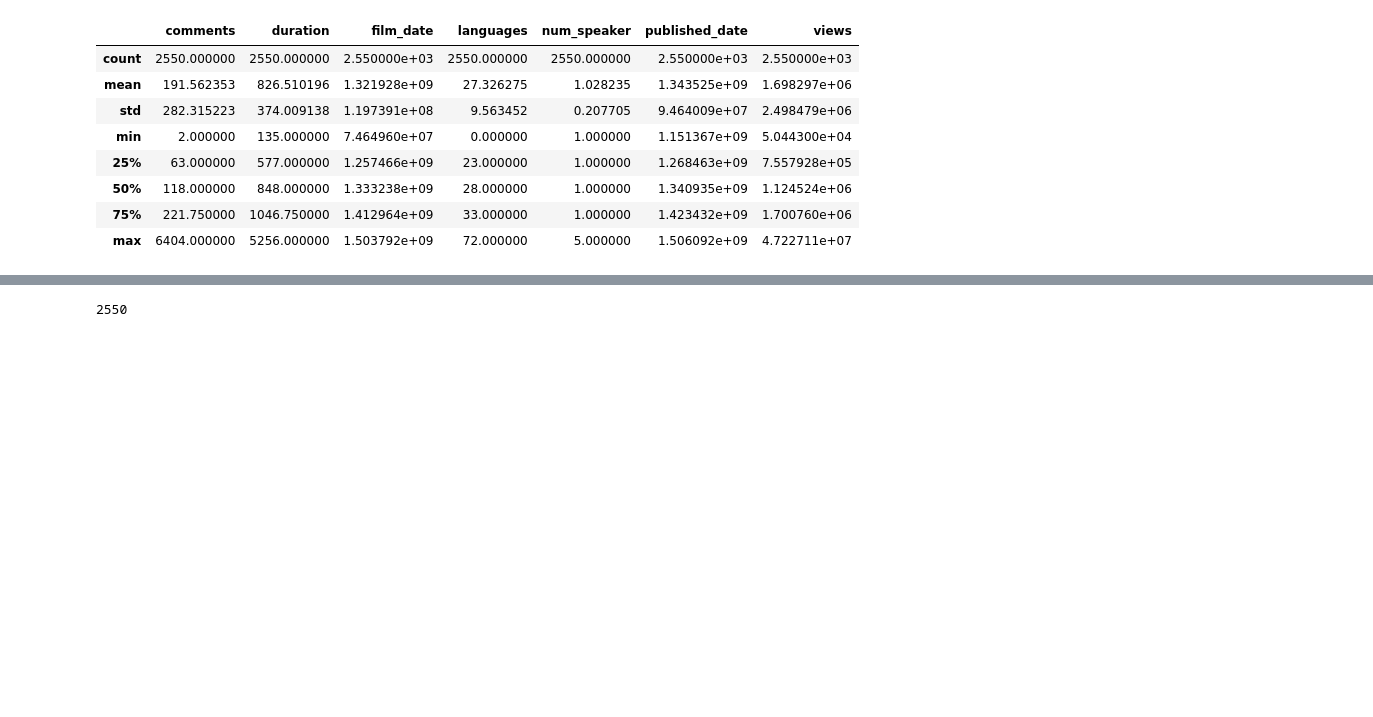
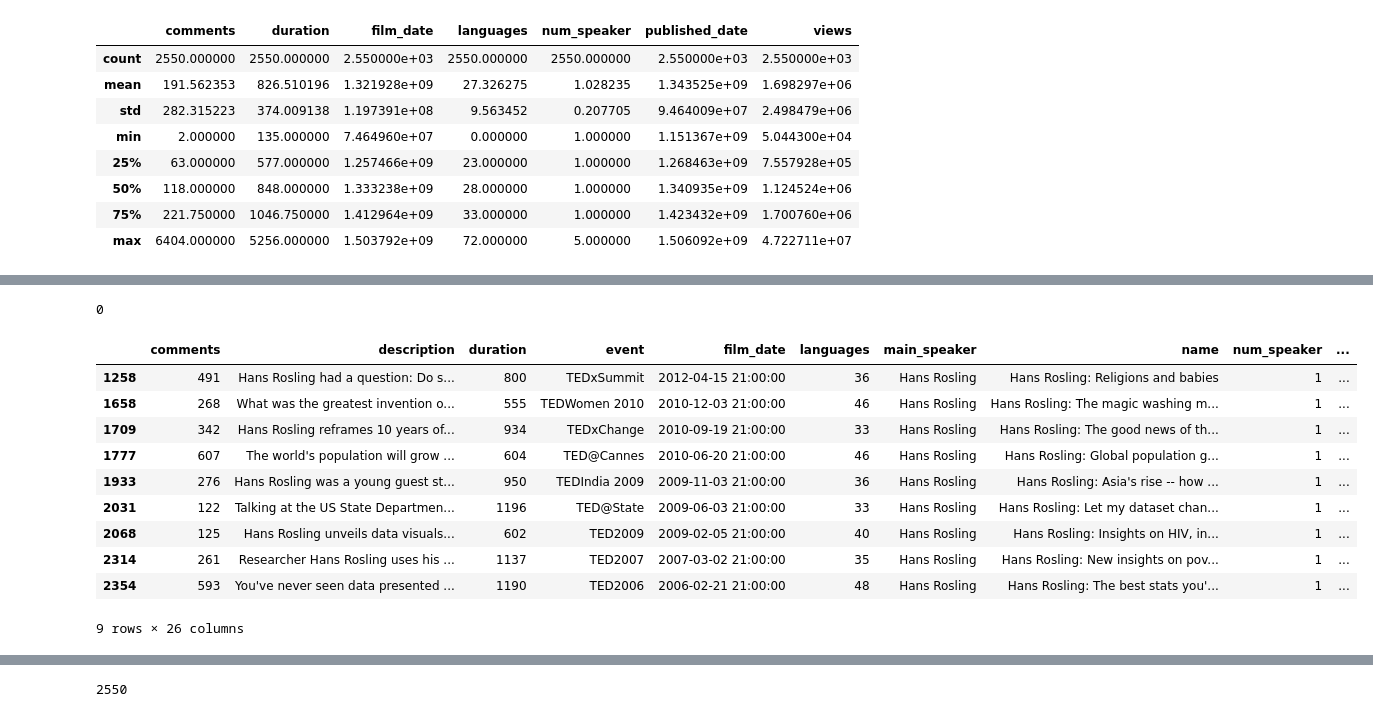
Before and after one commit to cscovino/TED-Talks-Analysis, a Jupyter notebook: Grupo 4 - Kaggle TED Talks - Analisis Exploratorio.ipynb, the cells around one changed output, grey strips where cells are left out. Drawn from its saved outputs; the diff is of its cells as text; code cells hidden in the pictures; blank space fills up the shorter version.

```diff
--- a/Grupo 4 - Kaggle TED Talks - Analisis Exploratorio.ipynb
+++ b/Grupo 4 - Kaggle TED Talks - Analisis Exploratorio.ipynb
@@ -101,0 +379,18 @@ df_main.head(2)
+# %%
+len(df_main[df_main.views==9999])
+# %% [output]
+0
+# %%
+df_main[df_main['main_speaker']=="Hans Rosling"]
+# %% [output]
+|  | comments | description | duration | event | film_date | languages | main_speaker | name | num_speaker | ... |
+| 1258 | 491 | Hans Rosling had a question: Do s... | 800 | TEDxSummit | 2012-04-15 21:00:00 | 36 | Hans Rosling | Hans Rosling: Religions and babies | 1 | ... |
+| 1658 | 268 | What was the greatest invention o... | 555 | TEDWomen 2010 | 2010-12-03 21:00:00 | 46 | Hans Rosling | Hans Rosling: The magic washing m... | 1 | ... |
+| 1709 | 342 | Hans Rosling reframes 10 years of... | 934 | TEDxChange | 2010-09-19 21:00:00 | 33 | Hans Rosling | Hans Rosling: The good news of th... | 1 | ... |
+| 1777 | 607 | The world's population will grow ... | 604 | TED@Cannes | 2010-06-20 21:00:00 | 46 | Hans Rosling | Hans Rosling: Global population g... | 1 | ... |
+| 1933 | 276 | Hans Rosling was a young guest st... | 950 | TEDIndia 2009 | 2009-11-03 21:00:00 | 36 | Hans Rosling | Hans Rosling: Asia's rise -- how ... | 1 | ... |
+| 2031 | 122 | Talking at the US State Departmen... | 1196 | TED@State | 2009-06-03 21:00:00 | 33 | Hans Rosling | Hans Rosling: Let my dataset chan... | 1 | ... |
+| 2068 | 125 | Hans Rosling unveils data visuals... | 602 | TED2009 | 2009-02-05 21:00:00 | 40 | Hans Rosling | Hans Rosling: Insights on HIV, in... | 1 | ... |
+| 2314 | 261 | Researcher Hans Rosling uses his ... | 1137 | TED2007 | 2007-03-02 21:00:00 | 35 | Hans Rosling | Hans Rosling: New insights on pov... | 1 | ... |
+| 2354 | 593 | You've never seen data presented ... | 1190 | TED2006 | 2006-02-21 21:00:00 | 48 | Hans Rosling | Hans Rosling: The best stats you'... | 1 | ... |
+9 rows × 26 columns
```
Also changed, not shown: parts of 56 cells of this notebook.
